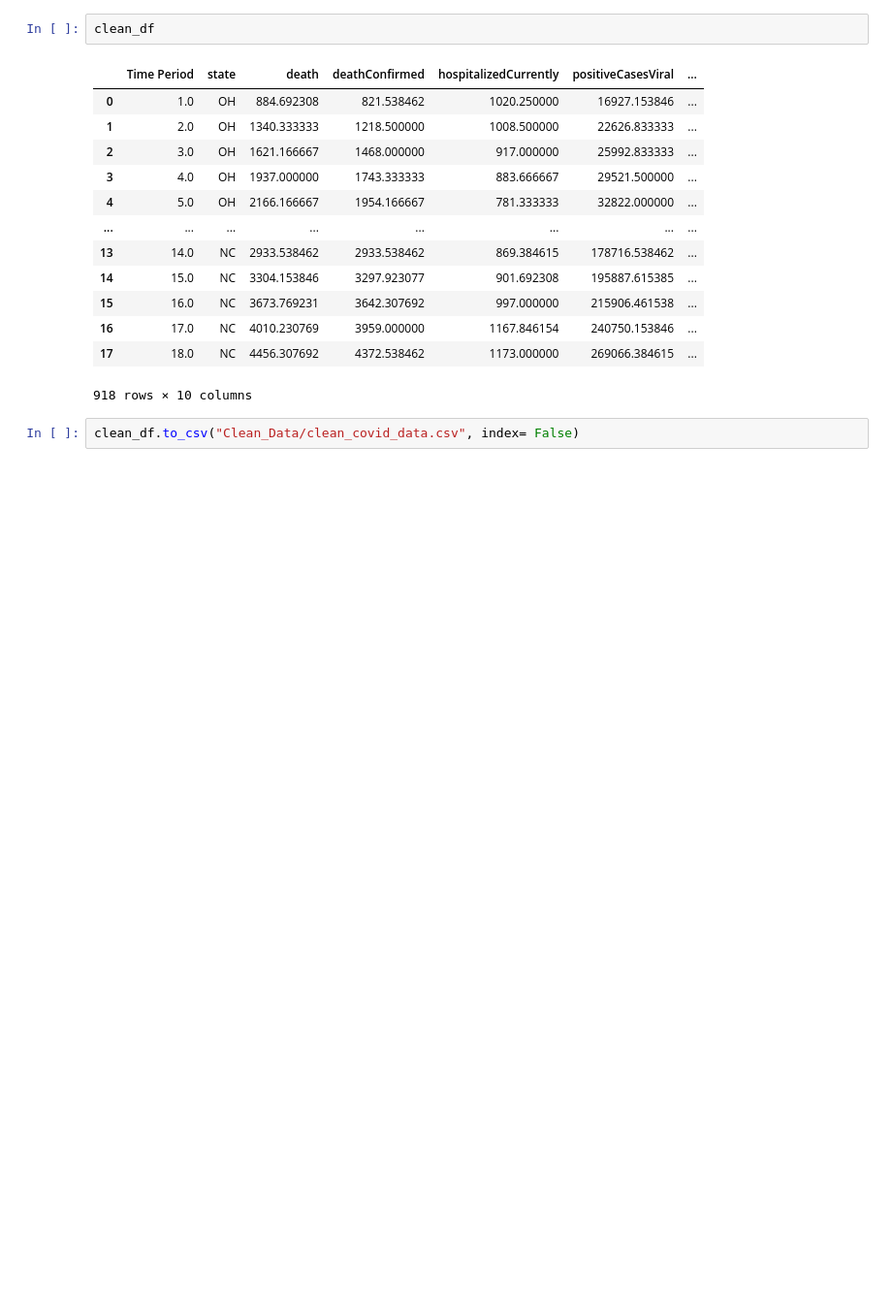
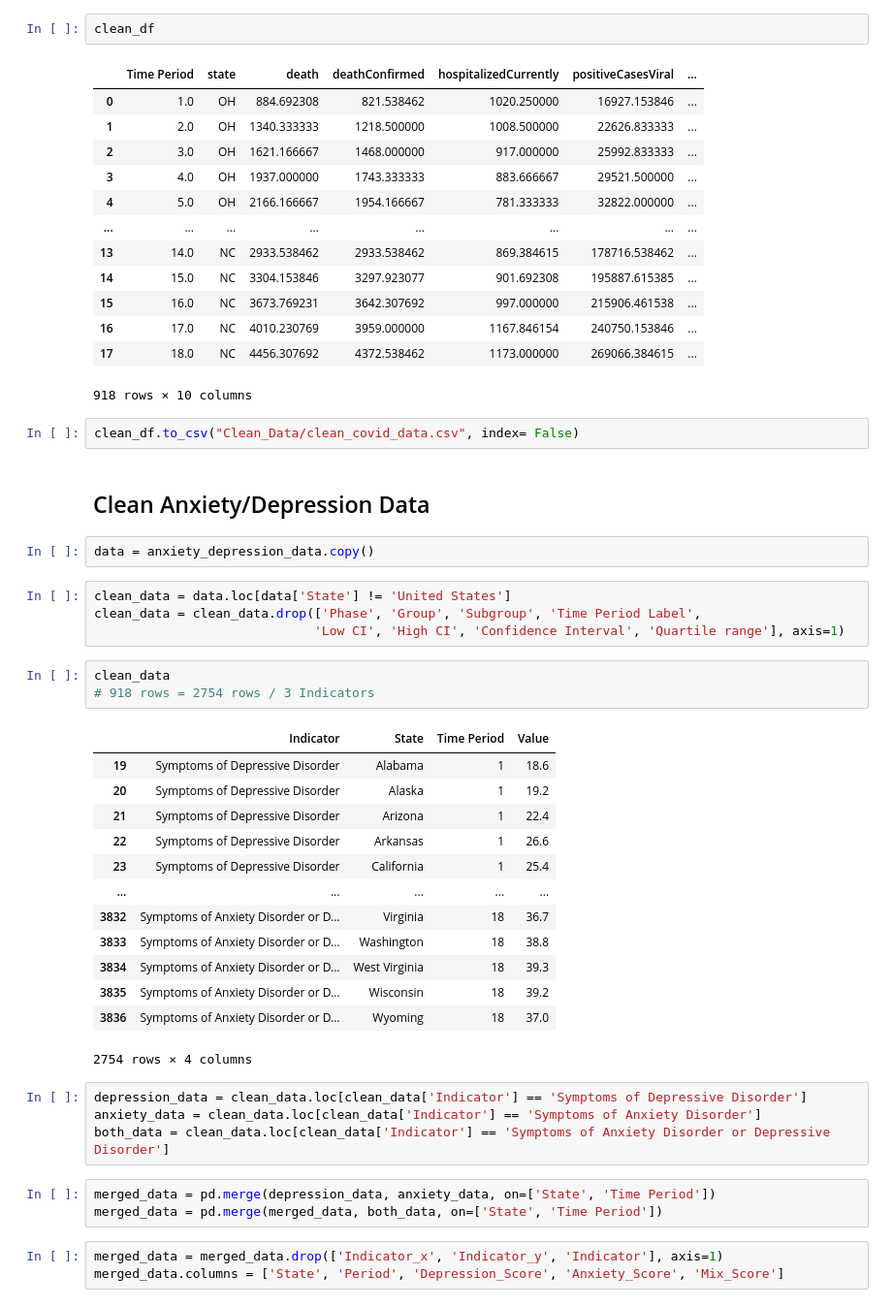
Before and after one commit to sheehy98/CovidMHealth, a Jupyter notebook: clean_data.ipynb, the cells around one changed output. Shown at 97% size. Cells and saved outputs as stored; diff of their text form; blank space fills up the shorter version.

```diff
--- a/clean_data.ipynb
+++ b/clean_data.ipynb
@@ -186,3 +206,38 @@ clean_df
 918 rows × 10 columns
 # %%
 clean_df.to_csv("Clean_Data/clean_covid_data.csv", index= False)
+# %% [markdown]
+## Clean Anxiety/Depression Data
+# %%
+data = anxiety_depression_data.copy()
+# %%
+clean_data = data.loc[data['State'] != 'United States']
+clean_data = clean_data.drop(['Phase', 'Group', 'Subgroup', 'Time Period Label',
+                             'Low CI', 'High CI', 'Confidence Interval', 'Quartile range'], axis=1)
+# %%
+clean_data
+# 918 rows = 2754 rows / 3 Indicators
+# %% [output]
+|  | Indicator | State | Time Period | Value |
+| 19 | Symptoms of Depressive Disorder | Alabama | 1 | 18.6 |
+| 20 | Symptoms of Depressive Disorder | Alaska | 1 | 19.2 |
+| 21 | Symptoms of Depressive Disorder | Arizona | 1 | 22.4 |
+| 22 | Symptoms of Depressive Disorder | Arkansas | 1 | 26.6 |
+| 23 | Symptoms of Depressive Disorder | California | 1 | 25.4 |
+| ... | ... | ... | ... | ... |
+| 3832 | Symptoms of Anxiety Disorder or D... | Virginia | 18 | 36.7 |
+| 3833 | Symptoms of Anxiety Disorder or D... | Washington | 18 | 38.8 |
+| 3834 | Symptoms of Anxiety Disorder or D... | West Virginia | 18 | 39.3 |
+| 3835 | Symptoms of Anxiety Disorder or D... | Wisconsin | 18 | 39.2 |
+| 3836 | Symptoms of Anxiety Disorder or D... | Wyoming | 18 | 37.0 |
+2754 rows × 4 columns
+# %%
+depression_data = clean_data.loc[clean_data['Indicator'] == 'Symptoms of Depressive Disorder']
+anxiety_data = clean_data.loc[clean_data['Indicator'] == 'Symptoms of Anxiety Disorder']
+both_data = clean_data.loc[clean_data['Indicator'] == 'Symptoms of Anxiety Disorder or Depressive Disorder']
+# %%
+merged_data = pd.merge(depression_data, anxiety_data, on=['State', 'Time Period'])
+merged_data = pd.merge(merged_data, both_data, on=['State', 'Time Period'])
+# %%
+merged_data = merged_data.drop(['Indicator_x', 'Indicator_y', 'Indicator'], axis=1)
+merged_data.columns = ['State', 'Period', 'Depression_Score', 'Anxiety_Score', 'Mix_Score']
```
Also changed, not shown: parts of 5 cells of this notebook, 1 other file.
